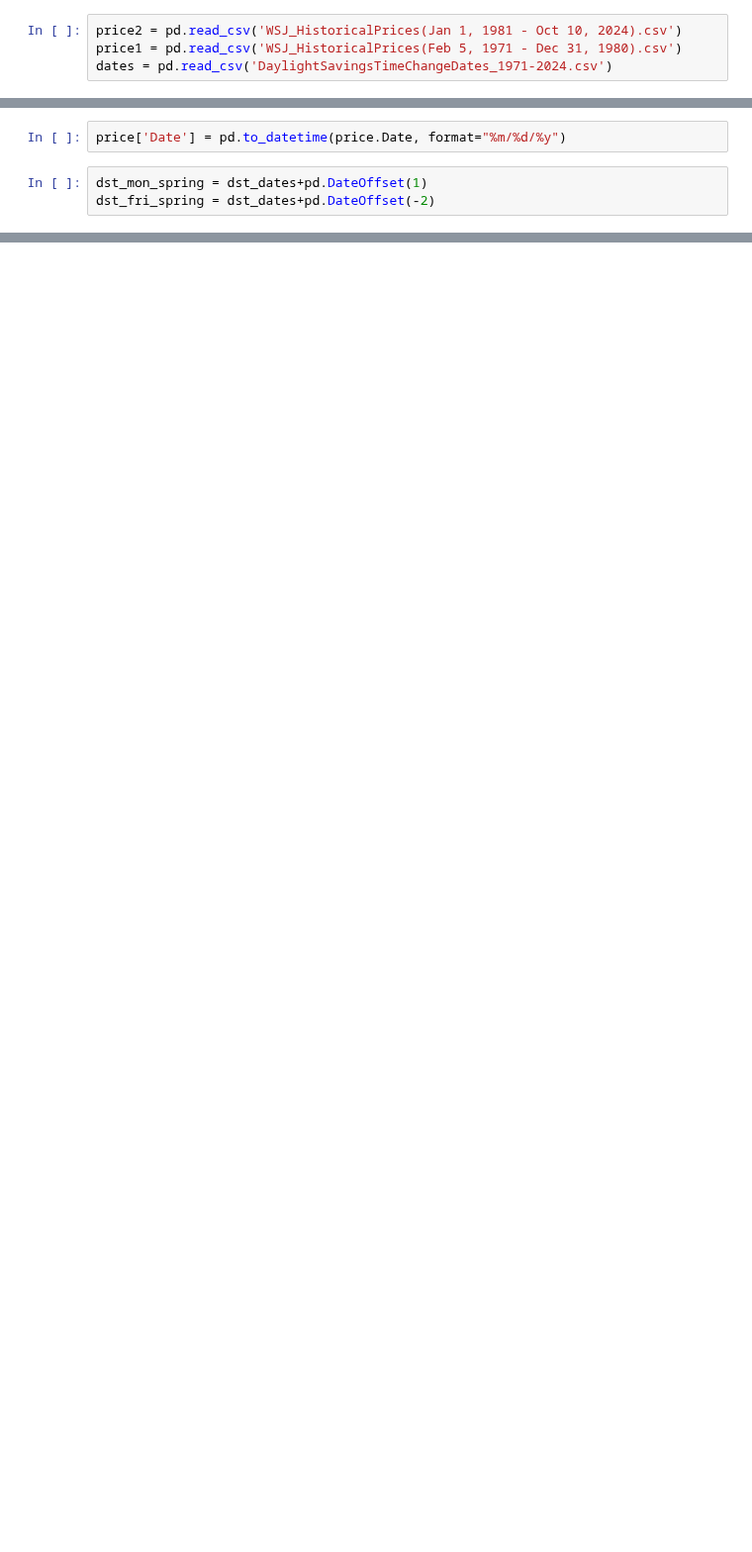
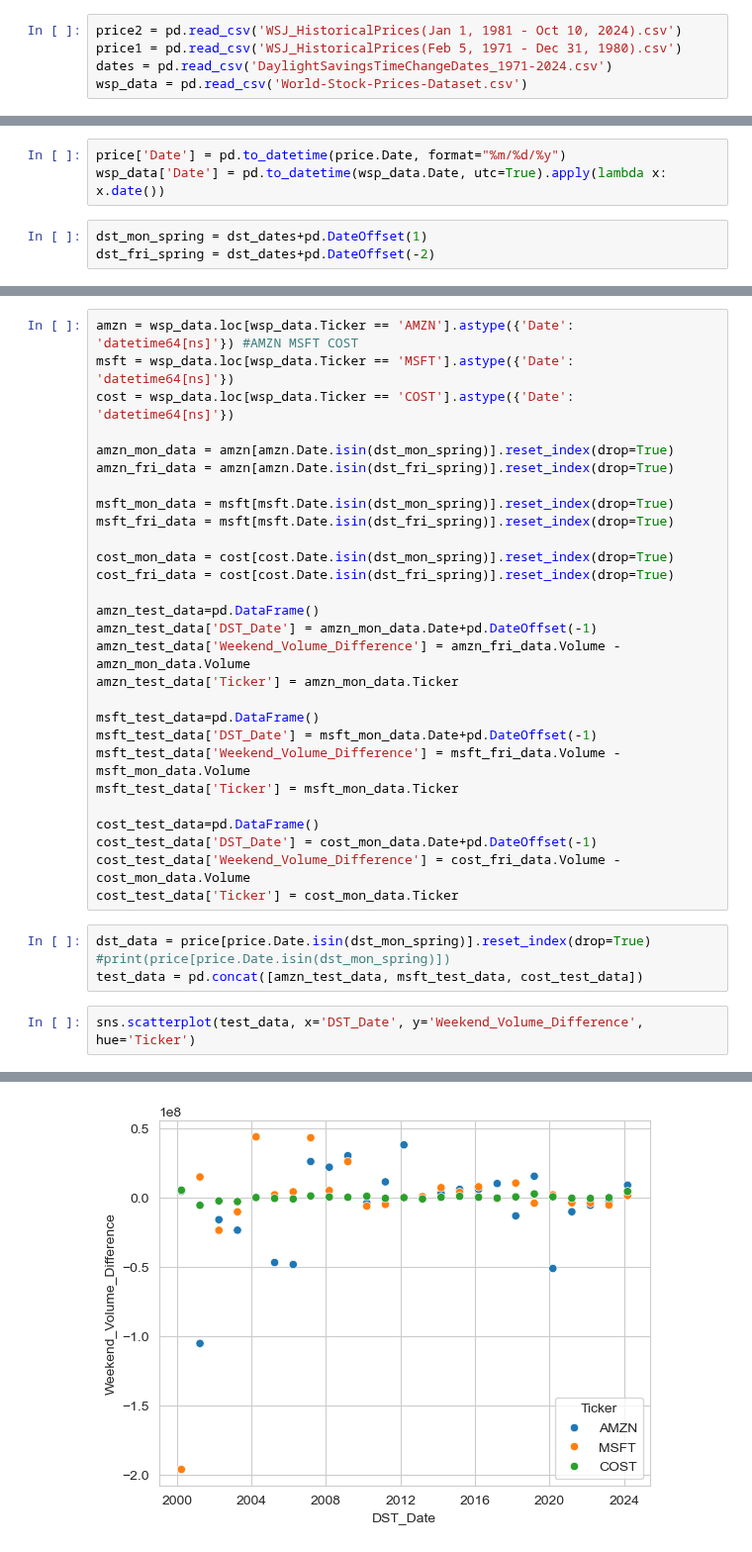
Before and after one commit to ghuckabe/DSTMarketAnalysis, a Jupyter notebook: data_exploration.ipynb, the cells around one changed output, grey strips where cells are left out. Shown at 99% size. Cells and saved outputs as stored; diff of their text form; blank space fills up the shorter version.

Commit message:
imported world_stock_price Kaggle data, plotted costco, amazon, and microsoft volume differences, unscaled

```diff
--- a/data_exploration.ipynb
+++ b/data_exploration.ipynb
@@ -12,5 +15,6 @@ set_style("whitegrid")
 price2 = pd.read_csv('WSJ_HistoricalPrices(Jan 1, 1981 - Oct 10, 2024).csv')
 price1 = pd.read_csv('WSJ_HistoricalPrices(Feb 5, 1971 - Dec 31, 1980).csv')
 dates = pd.read_csv('DaylightSavingsTimeChangeDates_1971-2024.csv')
+wsp_data = pd.read_csv('World-Stock-Prices-Dataset.csv')
 # %%
 price = pd.concat([price2, price1], axis=0)
@@ -71,6 +27,7 @@ dates
 dst_dates = pd.to_datetime(dates.Date+" "+dates.Year.astype(str))
 # %%
 price['Date'] = pd.to_datetime(price.Date, format="%m/%d/%y")
+wsp_data['Date'] = pd.to_datetime(wsp_data.Date, utc=True).apply(lambda x: x.date())
 # %%
 dst_mon_spring = dst_dates+pd.DateOffset(1)
 dst_fri_spring = dst_dates+pd.DateOffset(-2)
@@ -96,0 +34,35 @@ print(price[price.Date.isin(dst_mon_spring)])
+# %%
+amzn = wsp_data.loc[wsp_data.Ticker == 'AMZN'].astype({'Date': 'datetime64[ns]'}) #AMZN MSFT COST
+msft = wsp_data.loc[wsp_data.Ticker == 'MSFT'].astype({'Date': 'datetime64[ns]'})
+cost = wsp_data.loc[wsp_data.Ticker == 'COST'].astype({'Date': 'datetime64[ns]'})
+
+amzn_mon_data = amzn[amzn.Date.isin(dst_mon_spring)].reset_index(drop=True)
+amzn_fri_data = amzn[amzn.Date.isin(dst_fri_spring)].reset_index(drop=True)
+
+msft_mon_data = msft[msft.Date.isin(dst_mon_spring)].reset_index(drop=True)
+msft_fri_data = msft[msft.Date.isin(dst_fri_spring)].reset_index(drop=True)
+
+cost_mon_data = cost[cost.Date.isin(dst_mon_spring)].reset_index(drop=True)
+cost_fri_data = cost[cost.Date.isin(dst_fri_spring)].reset_index(drop=True)
+
+amzn_test_data=pd.DataFrame()
+amzn_test_data['DST_Date'] = amzn_mon_data.Date+pd.DateOffset(-1)
+amzn_test_data['Weekend_Volume_Difference'] = amzn_fri_data.Volume - amzn_mon_data.Volume
+amzn_test_data['Ticker'] = amzn_mon_data.Ticker
+
+msft_test_data=pd.DataFrame()
+msft_test_data['DST_Date'] = msft_mon_data.Date+pd.DateOffset(-1)
+msft_test_data['Weekend_Volume_Difference'] = msft_fri_data.Volume - msft_mon_data.Volume
+msft_test_data['Ticker'] = msft_mon_data.Ticker
+
+cost_test_data=pd.DataFrame()
+cost_test_data['DST_Date'] = cost_mon_data.Date+pd.DateOffset(-1)
+cost_test_data['Weekend_Volume_Difference'] = cost_fri_data.Volume - cost_mon_data.Volume
+cost_test_data['Ticker'] = cost_mon_data.Ticker
+# %%
+dst_data = price[price.Date.isin(dst_mon_spring)].reset_index(drop=True)
+#print(price[price.Date.isin(dst_mon_spring)])
+test_data = pd.concat([amzn_test_data, msft_test_data, cost_test_data])
+# %%
+sns.scatterplot(test_data, x='DST_Date', y='Weekend_Volume_Difference', hue='Ticker')
+# %% [output]
@@ -96,0 +70 @@ print(price[price.Date.isin(dst_mon_spring)])
+[figure, added]
```
Also changed, not shown: parts of 7 cells of this notebook.
